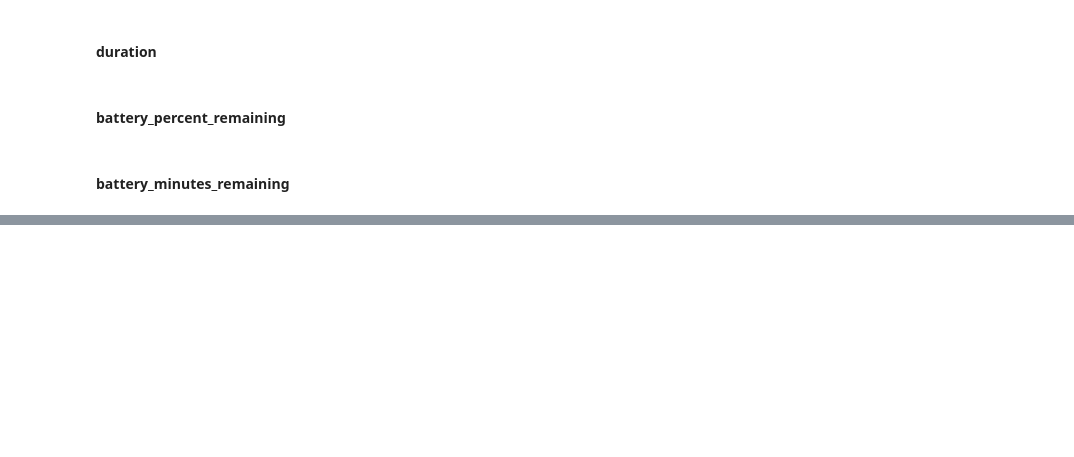
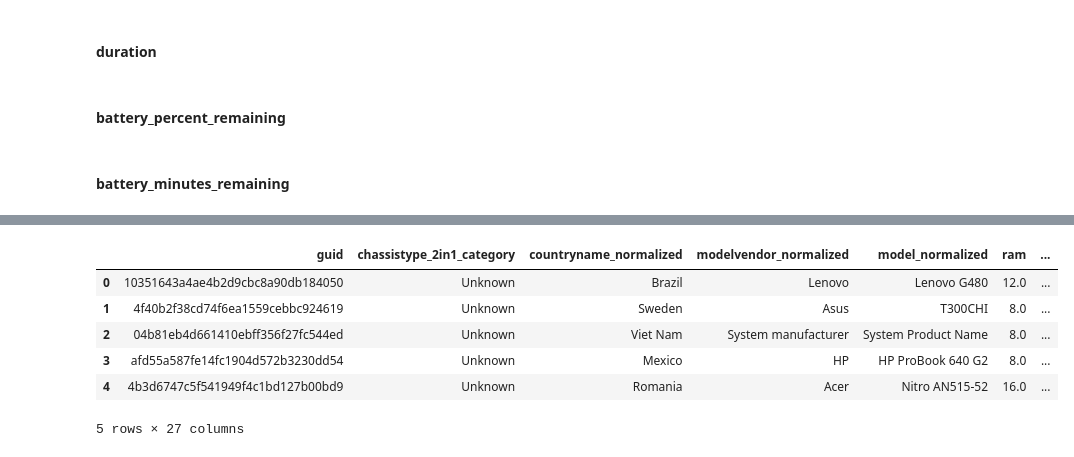
Before and after one commit to LeoGao1/DSC180B_Project, a Jupyter notebook: notebooks/EDA_by_Weihang.ipynb, the cells around one changed output, grey strips where cells are left out. Cells and saved outputs as stored; diff of their text form; code cells hidden in the pictures; blank space fills up the shorter version.

```diff
--- a/notebooks/EDA_by_Weihang.ipynb
+++ b/notebooks/EDA_by_Weihang.ipynb
@@ -369,0 +407,17 @@ bat_events_clean.battery_percent_remaining.max().compute()
+# %%
+useful_columns = ['guid','chassistype_2in1_category','countryname_normalized','modelvendor_normalized','model_normalized',
+                    'ram','os','#ofcores', 'age_category', 'graphicsmanuf', 'gfxcard',
+                   'graphicscardclass', 'processornumber', 'cpuvendor', 'cpuname',
+                   'cpucode', 'cpu_family', 'cpu_suffix', 'screensize_category', 'persona',
+                   'processor_line', 'vpro_enabled','discretegraphics', 'cpu_stepping', 'engagement_id']
+
+sys_info = sys_info[useful_columns]
+sys_info.head()
+# %% [output]
+|  | guid | chassistype_2in1_category | countryname_normalized | modelvendor_normalized | model_normalized | ram | ... |
+| 0 | 10351643a4ae4b2d9cbc8a90db184050 | Unknown | Brazil | Lenovo | Lenovo G480 | 12.0 | ... |
+| 1 | 4f40b2f38cd74f6ea1559cebbc924619 | Unknown | Sweden | Asus | T300CHI | 8.0 | ... |
+| 2 | 04b81eb4d661410ebff356f27fc544ed | Unknown | Viet Nam | System manufacturer | System Product Name | 8.0 | ... |
+| 3 | afd55a587fe14fc1904d572b3230dd54 | Unknown | Mexico | HP | HP ProBook 640 G2 | 8.0 | ... |
+| 4 | 4b3d6747c5f541949f4c1bd127b00bd9 | Unknown | Romania | Acer | Nitro AN515-52 | 16.0 | ... |
+5 rows × 27 columns
```
Also changed, not shown: parts of 8 cells of this notebook, 1 other file.
